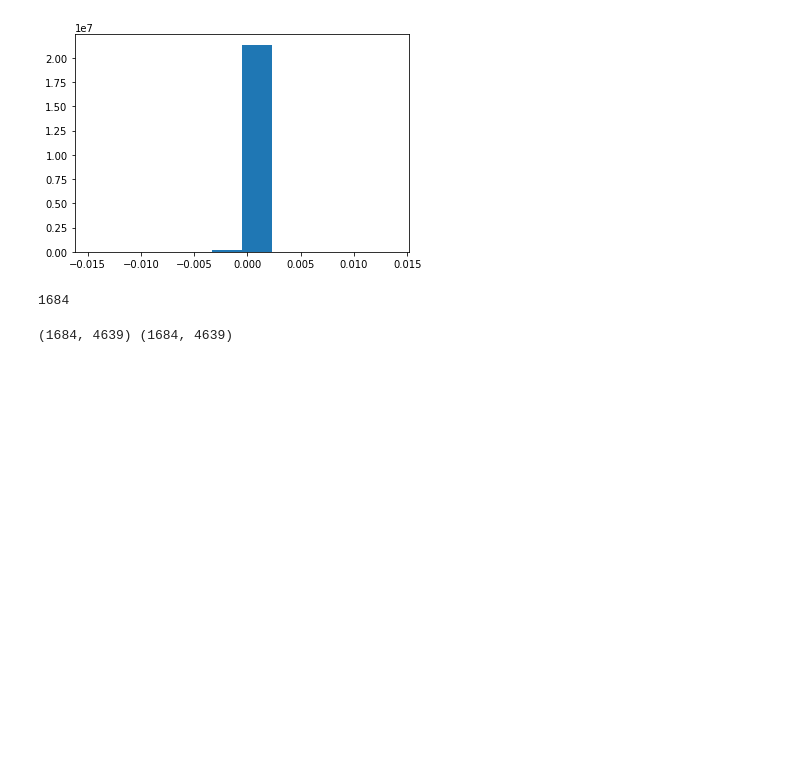
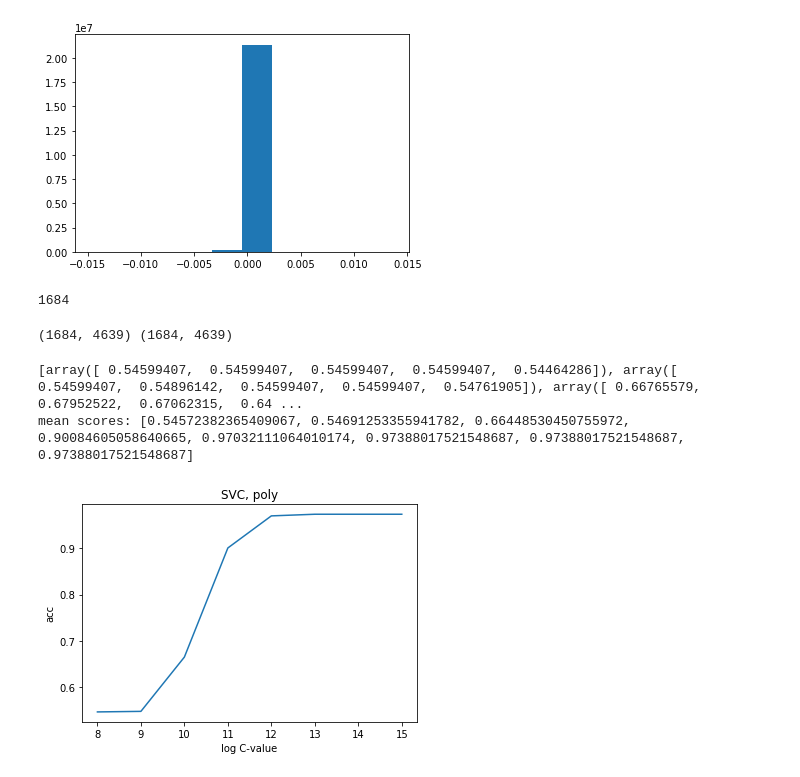
Before and after one commit to mlberkeley/DNA-Sequencing, a Jupyter notebook: biocode_svd.ipynb, the cells around one changed output. Cells and saved outputs as stored; diff of their text form; code cells hidden in the pictures; blank space fills up the shorter version.

Commit message:
98.5% accuracy

```diff
--- a/biocode_svd.ipynb
+++ b/biocode_svd.ipynb
@@ -167,8 +168,8 @@ avsim_valid, cls_valid, bdist_valid = avsim[valid_samples], cls_binary[valid_sam
 #Split into test/train
 test_train_ratio = 0.9
 avs_train, avs_test, cls_train, cls_test, bdist_train, bdist_test = train_test_split(avsim_valid, cls_valid, bdist_valid, test_size=test_train_ratio)
-X = np.array([np.array(avs_train), np.array(cls_train)]).T
+X = np.array([np.array(avs_train), np.array(bdist_train)]).T
 y = cls_train
-X_test = np.array([np.array(avs_test), np.array(cls_test)]).T
+X_test = np.array([np.array(avs_test), np.array(bdist_test)]).T
 cls_train.sum()/cls_train.size, cls_test.sum()/cls_test.size
 # %% [output]
@@ -341,3 +338,47 @@ res_mat = residues[valid_mat_idx]
 print(mat.shape, res_mat.shape)
 # %% [output]
 (1684, 4639) (1684, 4639)
+# %%
+# cross validation method
+# SVM
+scores = []
+c_vals = []
+c = 1e7
+
+# shuffle the data
+res_mat_shuff, cls_valid_shuff = sk.utils.shuffle(res_mat, cls_valid, random_state=0)
+
+for i in range(8):
+    X = res_train
+    y = cls_train
+    X_test = res_test
+    cls_train.sum()/cls_train.size, cls_test.sum()/cls_test.size
+
+    c = 10*c
+    clf = SVC(C=c,kernel='poly')
+    # clf.fit(X, y)
+    # prediction = (clf.predict(X_test) > 0.5)*1
+    #Prediction accuracy
+    # score = np.mean((prediction == np.array(cls_test))*1)
+
+    score = sk.cross_validation.cross_val_score(clf, res_mat_shuff, cls_valid_shuff, cv=5, n_jobs=-1)
+    # print('Prediction accuracy:', np.mean((prediction == np.array(cls_test))*1))
+    #Coefficients used by the classifier
+    scores.append(score)
+    c_vals.append(math.log(c, 10))
+
+print(scores)
+
+mn_scores = [np.mean(score) for score in scores]
+
+print('mean scores:', mn_scores)
+
+plt.plot(c_vals, mn_scores)
+plt.xlabel('log C-value')
+plt.ylabel('acc')
+plt.title('SVC, poly')
+plt.show()
+# %% [output]
+[array([ 0.54599407,  0.54599407,  0.54599407,  0.54599407,  0.54464286]), array([ 0.54599407,  0.54896142,  0.54599407,  0.54599407,  0.54761905]), array([ 0.66765579,  0.67952522,  0.67062315,  0.64 ...
+mean scores: [0.54572382365409067, 0.54691253355941782, 0.66448530450755972, 0.90084605058640665, 0.97032111064010174, 0.97388017521548687, 0.97388017521548687, 0.97388017521548687]
+[figure, added]
```
Also changed, not shown: parts of 31 cells of this notebook, 1 other file.
